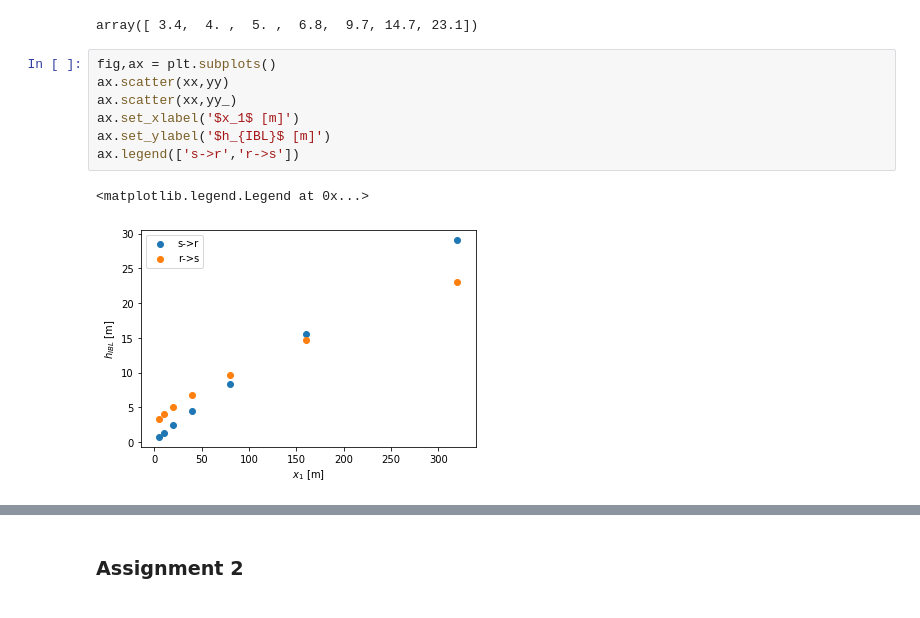
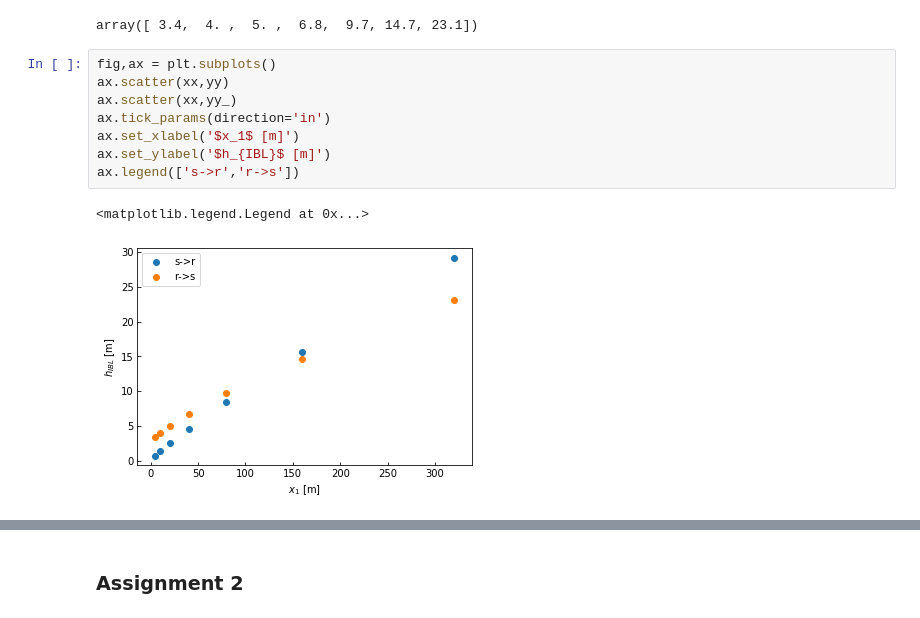
Before and after one commit to EuRoXy/BLM, a Jupyter notebook: BLM_As5.ipynb, the cells around one changed output, grey strips where cells are left out. Saved outputs shown, nothing was run; the diff lists cells and outputs as text.

```diff
--- a/BLM_As5.ipynb
+++ b/BLM_As5.ipynb
@@ -57,10 +57,11 @@ array([ 3.4,  4. ,  5. ,  6.8,  9.7, 14.7, 23.1])
 # %%
 fig,ax = plt.subplots()
 ax.scatter(xx,yy)
 ax.scatter(xx,yy_)
+ax.tick_params(direction='in')
 ax.set_xlabel('$x_1$ [m]')
 ax.set_ylabel('$h_{IBL}$ [m]')
 ax.legend(['s->r','r->s'])
 # %% [output]
 <matplotlib.legend.Legend at 0x...>
-[figure, old version]
+[figure, new version]
```
Also changed, not shown: parts of 21 cells of this notebook.
